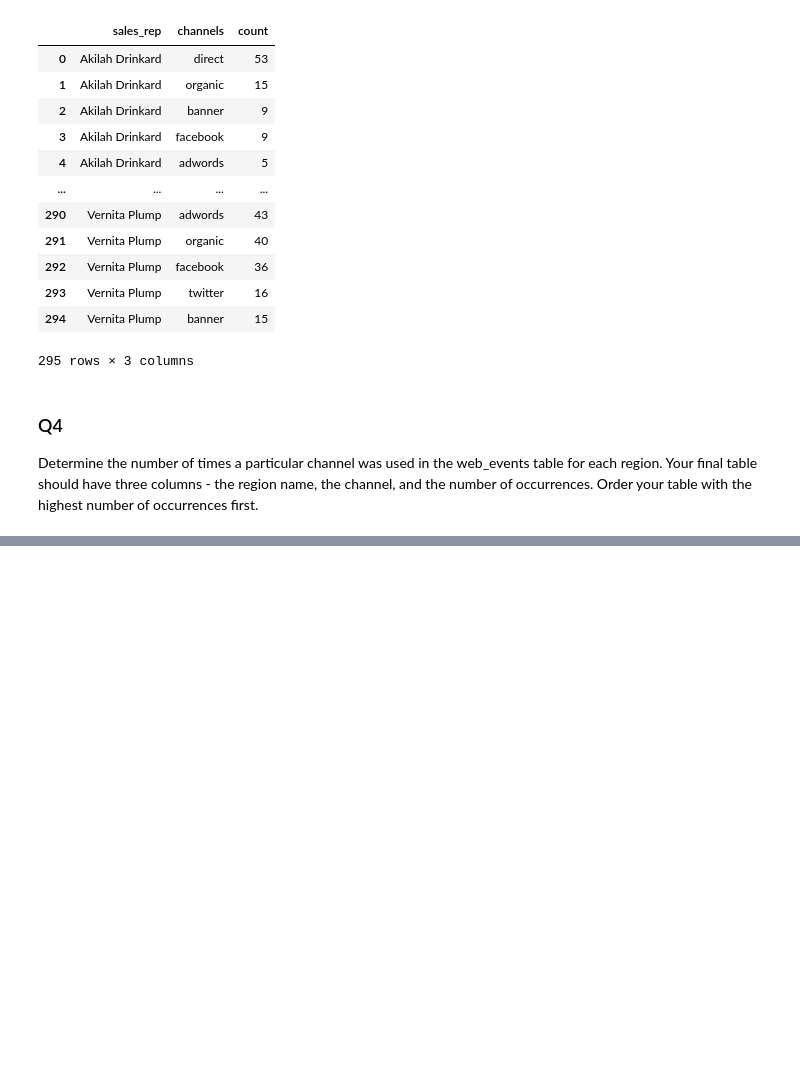
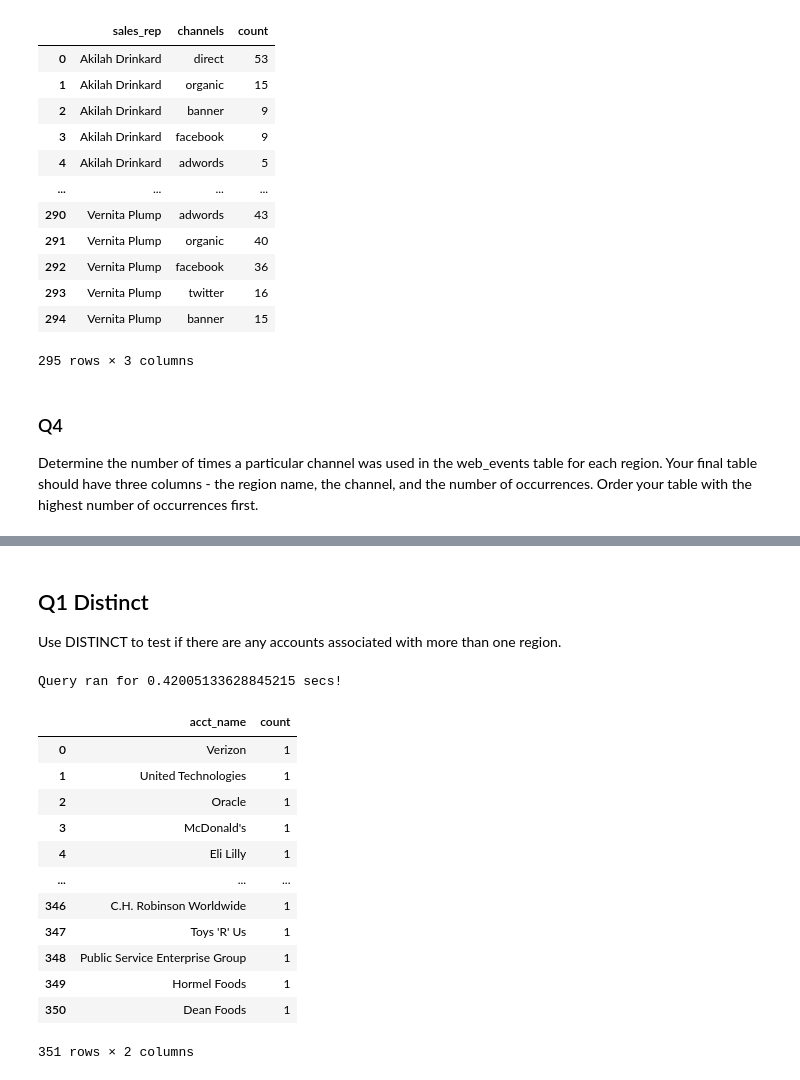
Before and after one commit to Lawrence-Krukrubo/SQL_for_Data_Science, a Jupyter notebook: sql_for_data_analysis3.ipynb, the cells around one changed output, grey strips where cells are left out. Drawn from its saved outputs; the diff is of its cells as text; code cells hidden in the pictures; blank space fills up the shorter version.

```diff
--- a/sql_for_data_analysis3.ipynb
+++ b/sql_for_data_analysis3.ipynb
@@ -678,0 +702,25 @@ Query ran for 0.44440221786499023 secs!
+# %% [markdown]
+## Q1 Distinct
+
+Use DISTINCT to test if there are any accounts associated with more than one region.
+# %%
+query_to_df(
+    'SELECT DISTINCT a.name acct_name, COUNT(r.name) count FROM \
+    accounts a JOIN sales_reps s ON a.sales_rep_id = s.id JOIN region r on \
+    s.region_id = r.id GROUP BY acct_name ORDER BY count DESC;'
+)
+# %% [output]
+Query ran for 0.42005133628845215 secs!
+|  | acct_name | count |
+| 0 | Verizon | 1 |
+| 1 | United Technologies | 1 |
+| 2 | Oracle | 1 |
+| 3 | McDonald's | 1 |
+| 4 | Eli Lilly | 1 |
+| ... | ... | ... |
+| 346 | C.H. Robinson Worldwide | 1 |
+| 347 | Toys 'R' Us | 1 |
+| 348 | Public Service Enterprise Group | 1 |
+| 349 | Hormel Foods | 1 |
+| 350 | Dean Foods | 1 |
+351 rows × 2 columns
```
Also changed, not shown: parts of 57 cells of this notebook.
